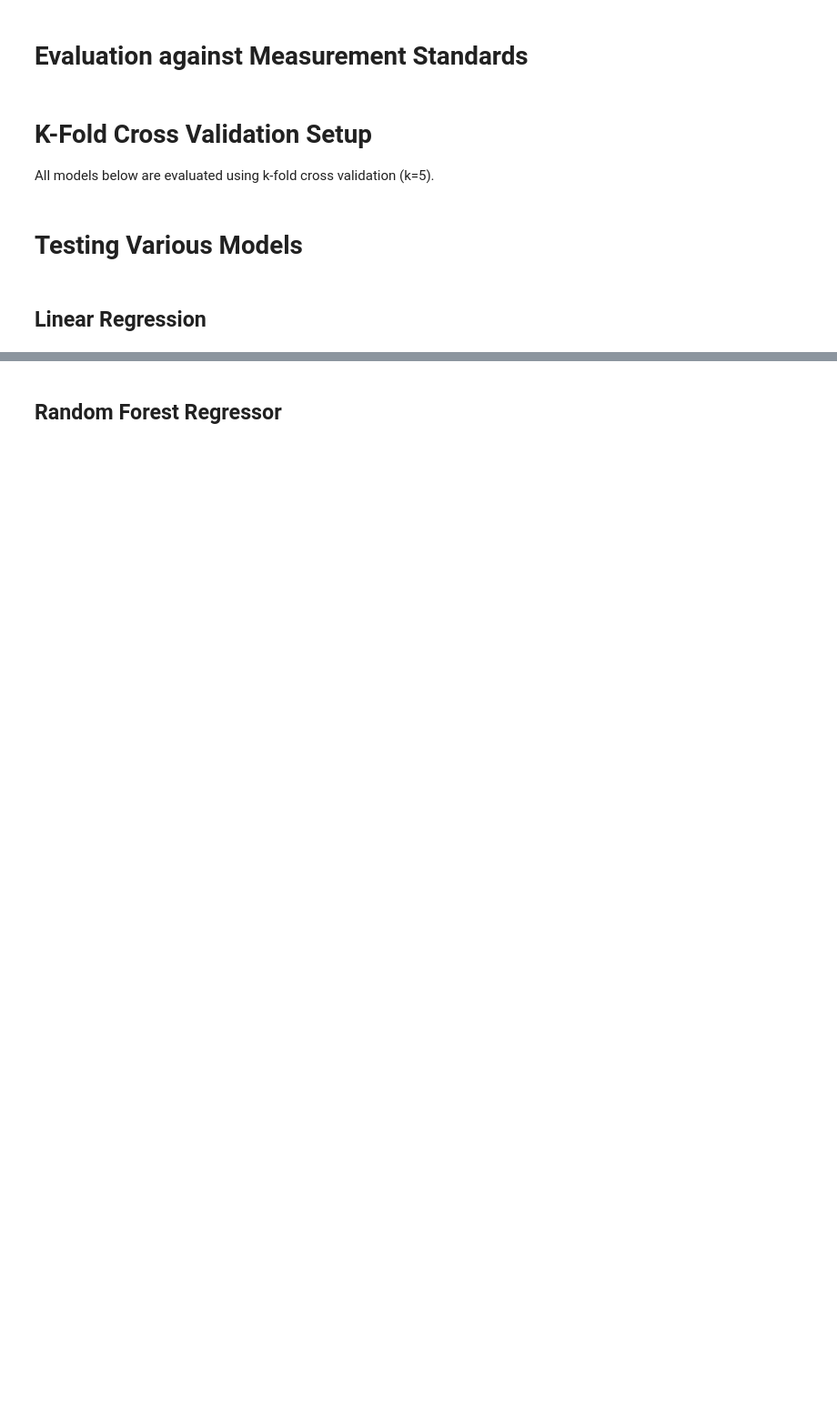
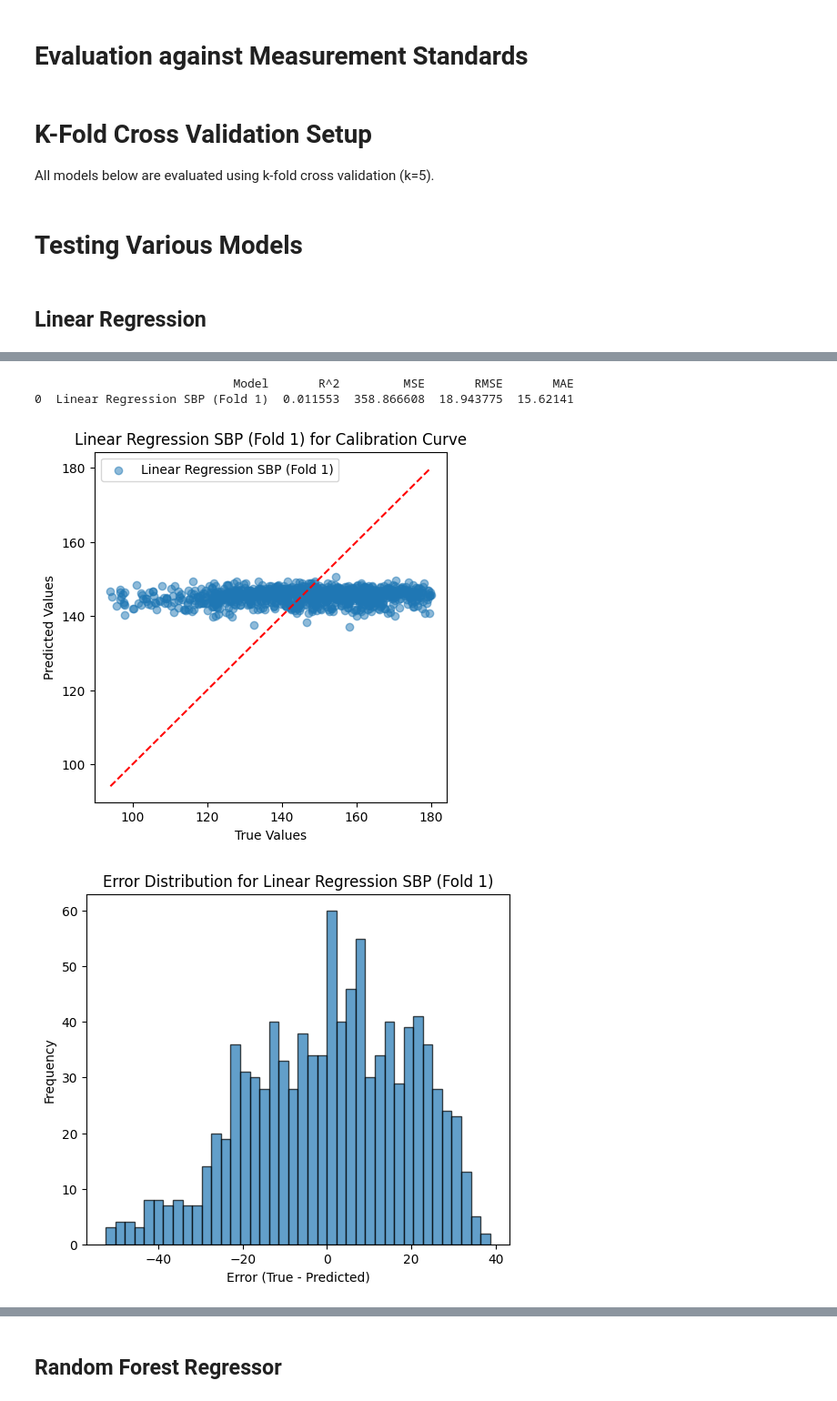
Before and after one commit to AniruthAnanth/CuffLessBloodPressureEstimation, a Jupyter notebook: main.ipynb, the cells around one changed output, grey strips where cells are left out. Shown at 91% size. Drawn from its saved outputs; the diff is of its cells as text; code cells hidden in the pictures; blank space fills up the shorter version.

```diff
--- a/main.ipynb
+++ b/main.ipynb
@@ -218,3 +262,9 @@ cross_val_regression(LinearRegression, X.values, dbp.values, label="Linear Regre
 # %%
-# SBP
-cross_val_regression(LinearRegression, X.values, sbp.values, label="Linear Regression SBP", plot=True)
+if MODELS_TO_TEST["LinearRegression"]:
+    # SBP
+    cross_val_regression(LinearRegression, X.values, sbp.values, label="Linear Regression SBP", plot=True)
+# %% [output]
+                            Model       R^2         MSE       RMSE       MAE
+0  Linear Regression SBP (Fold 1)  0.011553  358.866608  18.943775  15.62141
+[figure, added]
+[figure, added]
```
Also changed, not shown: parts of 22 cells of this notebook.
